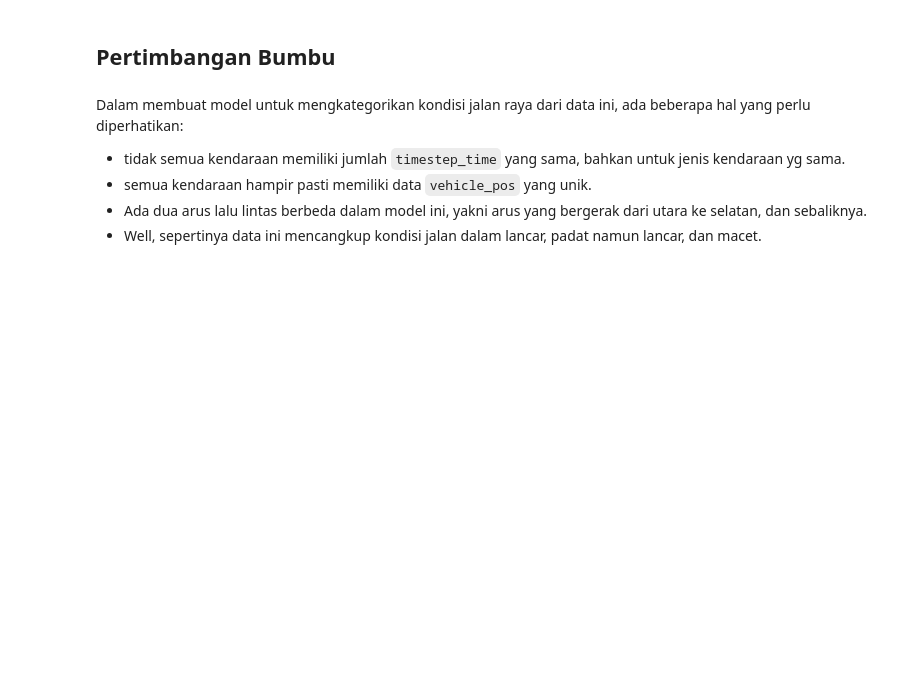
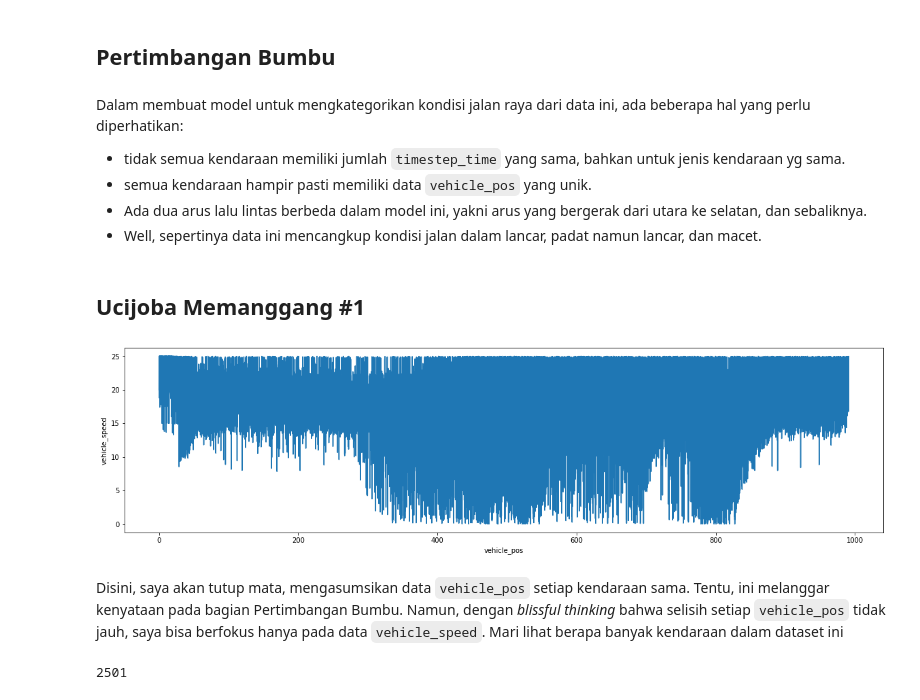
Before and after one commit to kekavigi/eksperimen, a Jupyter notebook: tugas pemod/analisa/Analisa.ipynb, the cells around one changed output. Saved outputs shown, nothing was run; the diff lists cells and outputs as text; code cells hidden in the pictures; blank space fills up the shorter version.

```diff
--- a/tugas pemod/analisa/Analisa.ipynb
+++ b/tugas pemod/analisa/Analisa.ipynb
@@ -207,3 +211,19 @@ Dalam membuat model untuk mengkategorikan kondisi jalan raya dari data ini, ada
 - semua kendaraan hampir pasti memiliki data `vehicle_pos` yang unik.
 - Ada dua arus lalu lintas berbeda dalam model ini, yakni arus yang bergerak dari utara ke selatan, dan sebaliknya.
 - Well, sepertinya data ini mencangkup kondisi jalan dalam lancar, padat namun lancar, dan macet.
+# %% [markdown]
+## Ucijoba Memanggang #1
+# %%
+# fokus kepada data kendaraan dari selatan ke utara
+pata = data[~data.vehicle_id.str.contains('-')]
+# %%
+plt.figure(figsize=(20,5))
+sns.lineplot("vehicle_pos", "vehicle_speed", data=pata, ci=None);
+# %% [output]
+[figure, added]
+# %% [markdown]
+Disini, saya akan tutup mata, mengasumsikan data `vehicle_pos` setiap kendaraan sama. Tentu, ini melanggar kenyataan pada bagian Pertimbangan Bumbu. Namun, dengan *blissful thinking* bahwa selisih setiap `vehicle_pos` tidak jauh, saya bisa berfokus hanya pada data `vehicle_speed`. Mari lihat berapa banyak kendaraan dalam dataset ini
+# %%
+len(set(pata.vehicle_id))
+# %% [output]
+2501
```
Also changed, not shown: parts of 25 cells of this notebook.
